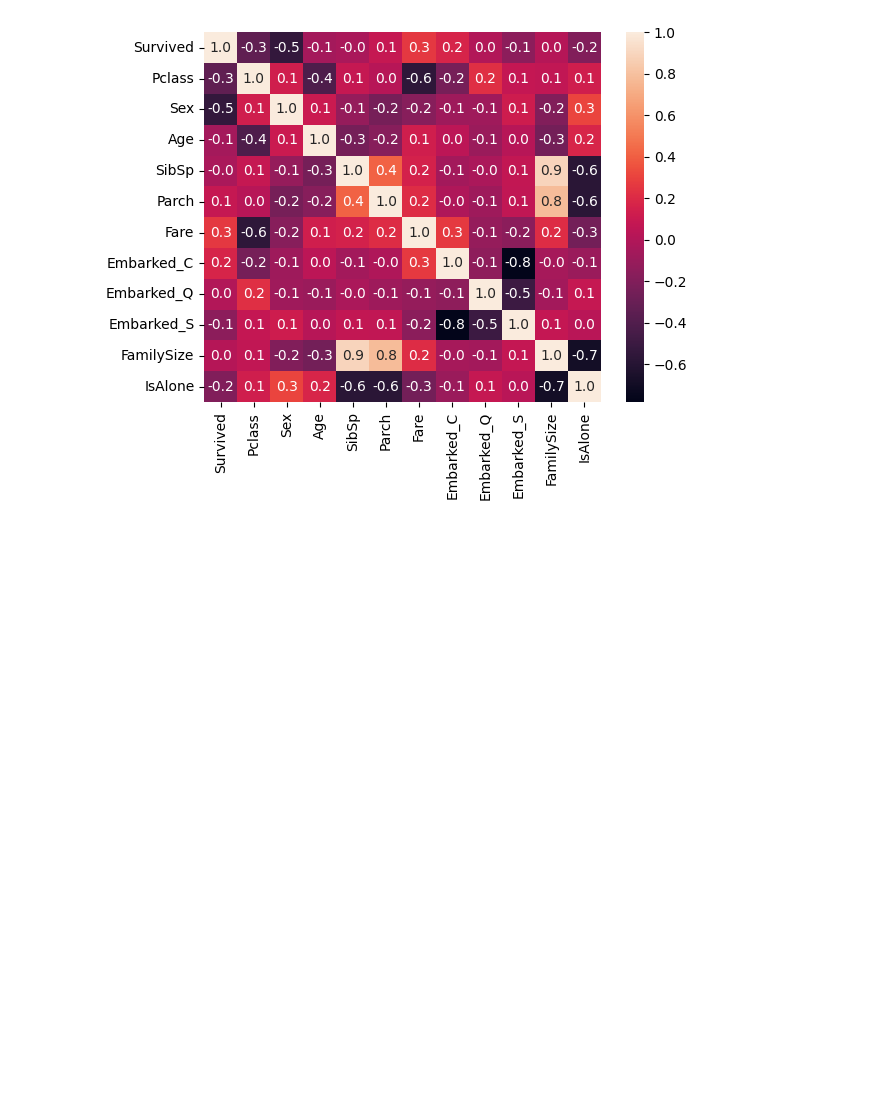
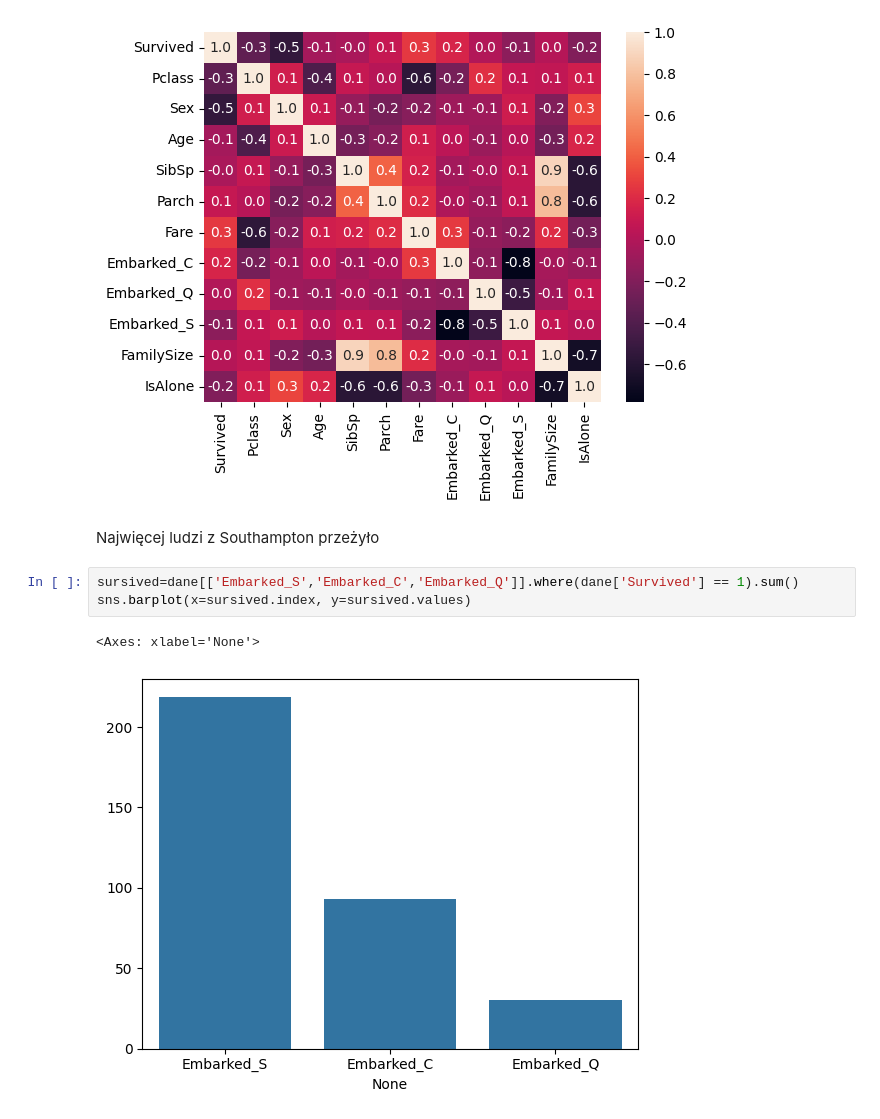
Before and after one commit to Solvro/ml-wakacyjne-wyzwanie-2025, a Jupyter notebook: Zadanie1.ipynb, the cells around one changed output. Saved outputs shown, nothing was run; the diff lists cells and outputs as text; blank space fills up the shorter version.

```diff
--- a/Zadanie1.ipynb
+++ b/Zadanie1.ipynb
@@ -133,3 +140,11 @@ sns.heatmap(dane.corr(), annot=True, fmt='.1f')
 # %% [output]
 <Axes: >
 [figure]
+# %% [markdown]
+Najwięcej ludzi z Southampton przeżyło
+# %%
+sursived=dane[['Embarked_S','Embarked_C','Embarked_Q']].where(dane['Survived'] == 1).sum()
+sns.barplot(x=sursived.index, y=sursived.values)
+# %% [output]
+<Axes: xlabel='None'>
+[figure, added]
```
Also changed, not shown: parts of 2 cells of this notebook.
